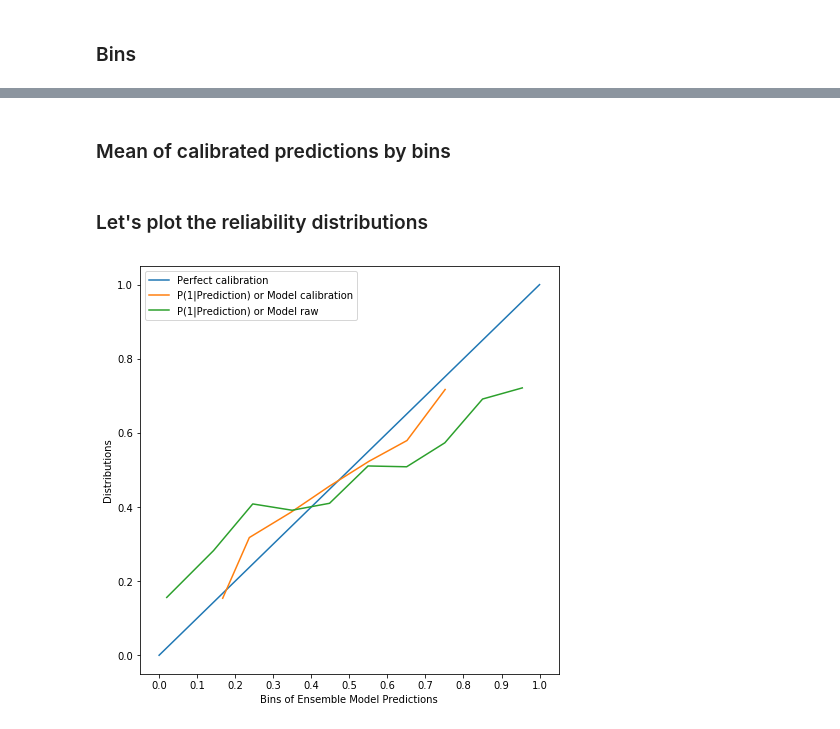
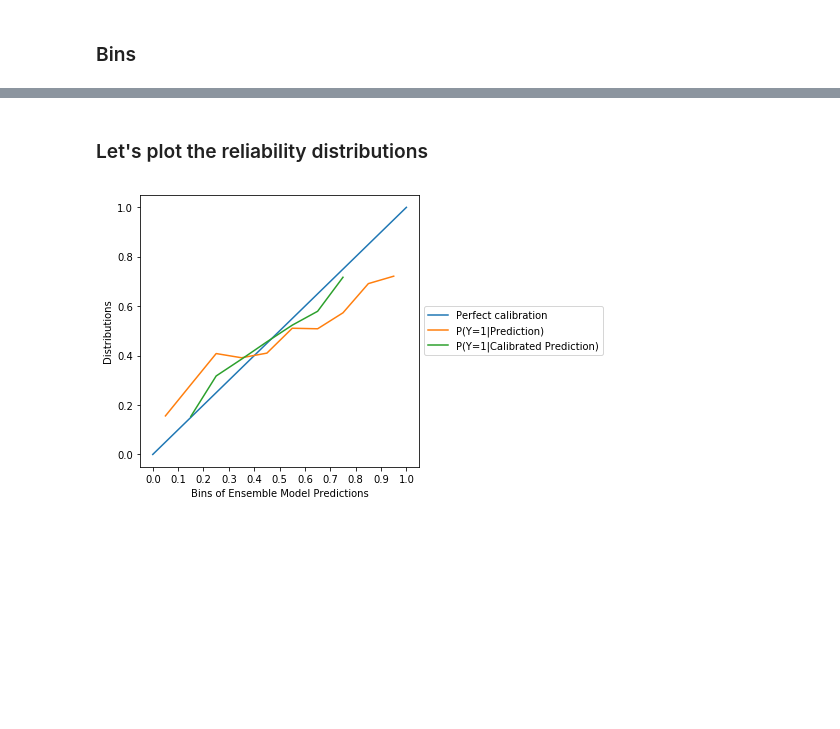
Before and after one commit to alvarorgaz/Calibrating-ensemble-models, a Jupyter notebook: Calibrating ensemble models with Logistic Regression.ipynb, the cells around one changed output, grey strips where cells are left out. Saved outputs shown, nothing was run; the diff lists cells and outputs as text; code cells hidden in the pictures; blank space fills up the shorter version.

```diff
--- a/Calibrating ensemble models with Logistic Regression.ipynb
+++ b/Calibrating ensemble models with Logistic Regression.ipynb
@@ -44,8 +46,8 @@ Train the Logistic Regression model with the *predictions* of the ensemble model
 # %%
-x_train = np.reshape(np.array(prediction),(-1,1))
+x_train = np.reshape(np.array(prediction), (-1,1))
 y_train = np.array(true_label)
 calibration_model = LogisticRegression()
-calibration_model.fit(x_train,y_train)
+calibration_model.fit(x_train, y_train,)
 # %% [output]
 LogisticRegression(C=1.0, class_weight=None, dual=False, fit_intercept=True,
           intercept_scaling=1, max_iter=100, multi_class='warn',
@@ -84,4 +95,8 @@ bins = np.linspace(0,1,11)
 # %%
-binned_prediction = np.array([])
-for i in range(0,bins.shape[0]-1):
-    binned_prediction=np.append(binned_prediction,np.mean(true_label[(prediction<=bins[i+1])&(prediction>bins[i])]))
+bins_prediction = np.array([])
+for i in range(0, bins.shape[0]-1):
+    indexes = (prediction>bins[i]) & (prediction<=bins[i+1])
+    bin_true_label_mean = np.mean(true_label[indexes])
+    bins_prediction = np.append(bins_prediction, bin_true_label_mean)
+
+bins_prediction
@@ -90,4 +108,8 @@ for i in range(0,bins.shape[0]-1):
 # %%
-calibrated_binned_prediction = np.array([])
-for i in range(0,bins.shape[0]-1):
-    calibrated_binned_prediction=np.append(calibrated_binned_prediction,np.mean(true_label[(calibrated_prediction<=bins[i+1])&(calibrated_prediction>bins[i])]))
+bins_calibrated_prediction = np.array([])
+for i in range(0, bins.shape[0]-1):
+    indexes = (calibrated_prediction>bins[i]) & (calibrated_prediction<=bins[i+1])
+    bin_true_label_mean = np.mean(true_label[indexes])
+    bins_calibrated_prediction = np.append(bins_calibrated_prediction, bin_true_label_mean)
+
+bins_calibrated_prediction
@@ -100,2 +118,0 @@ for i in range(0,bins.shape[0]-1):
-# %% [markdown]
-### Mean of calibrated predictions by bins
@@ -109,13 +122,13 @@ for i in range(0,bins.shape[0]-1):
 from IPython.core.interactiveshell import InteractiveShell
 InteractiveShell.ast_node_interactivity = "none"
 # %%
-plt.figure(figsize=(7.5,7.5))
-plt.plot([0,1],[0,1],label="Perfect calibration")
-plt.plot(calibrated_binned_mean_prediction,calibrated_binned_prediction,label='P(1|Prediction) or Model calibration')
-plt.plot(binned_mean_prediction,binned_prediction,label='P(1|Prediction) or Model raw')
+plt.figure(figsize=(5,5))
+plt.plot([0,1], [0,1], label="Perfect calibration")
+plt.plot(bins[1:]-0.05, bins_prediction, label='P(Y=1|Prediction)')
+plt.plot(bins[1:]-0.05, bins_calibrated_prediction, label='P(Y=1|Calibrated Prediction)')
 plt.xticks(bins)
 plt.xlabel("Bins of Ensemble Model Predictions")
 plt.ylabel("Distributions")
-plt.legend(loc='upper left')
+plt.legend(loc='center left', bbox_to_anchor=(1, 0.5))
 # %% [output]
-[figure, old version]
+[figure, new version]
```
Also changed, not shown: parts of 24 cells of this notebook, 1 other file.
